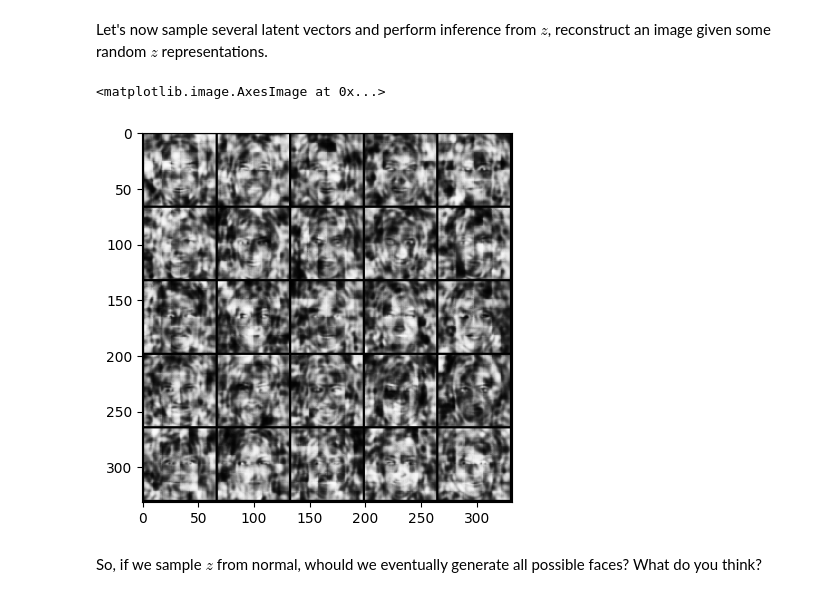
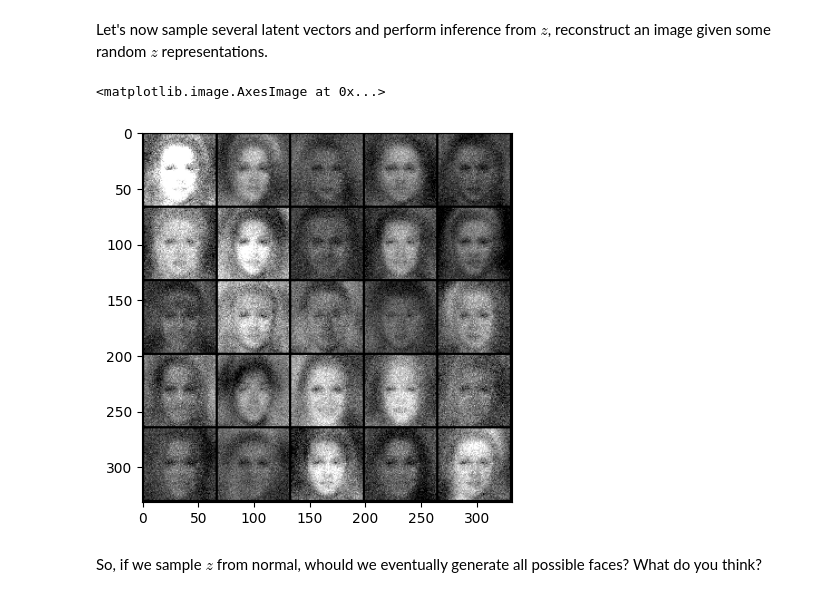
Before and after one commit to Aphelack/deep_vision_and_graphics, a Jupyter notebook: homework03/homework-part2-vae.ipynb, the cells around one changed output. Cells and saved outputs as stored; diff of their text form; code cells hidden in the pictures.

```diff
--- a/homework03/homework-part2-vae.ipynb
+++ b/homework03/homework-part2-vae.ipynb
@@ -210,12 +210,12 @@ class Autoencoder(nn.Module):
 #!L
 # Create MSE loss function
 criterion = torch.nn.MSELoss()
-encoder = EncoderAE(latent_dim=dimZ, hidden_dim=2028)
-decoder = DecoderAE(latent_dim=dimZ, hidden_dim=2048)
+encoder = EncoderAE(latent_dim=dimZ, hidden_dim=3072)
+decoder = DecoderAE(latent_dim=dimZ, hidden_dim=3072)
 autoencoder = Autoencoder(encoder, decoder).to(device)
 
 # Use Adam optimizer
-optimizer = optim.Adam(autoencoder.parameters())
+optimizer = optim.AdamW(autoencoder.parameters(), lr=1e-3)
 # %%
 # Train your autoencoder
 # Visualize progress in reconstruction and loss decay
@@ -406,10 +406,10 @@ Reconstruction is not bad, right?
 Let's now sample several latent vectors and perform inference from $z$, reconstruct an image given some random $z$ representations.
 # %%
 #!L
-z = torch.randn(25, dimZ) * 0.5
-reconstruction = autoencoder.decoder(z.to(device)).clamp(0, 1)
+z = torch.randn(25, dimZ) * 0.18
+reconstruction = autoencoder.decoder(z.to(device)).clip(0, 1)
 
 plt.imshow(make_grid(reconstruction.cpu(), nrow=5).permute(1, 2, 0))
 # %% [output]
 <matplotlib.image.AxesImage at 0x...>
-[figure, old version]
+[figure, new version]
```
Also changed, not shown: parts of 11 cells of this notebook.
